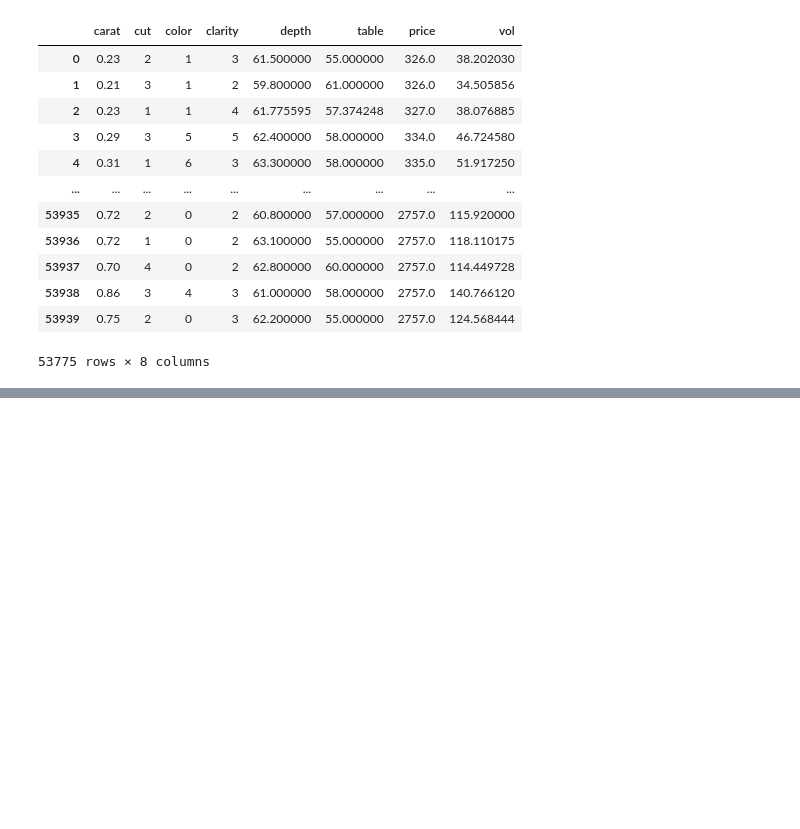
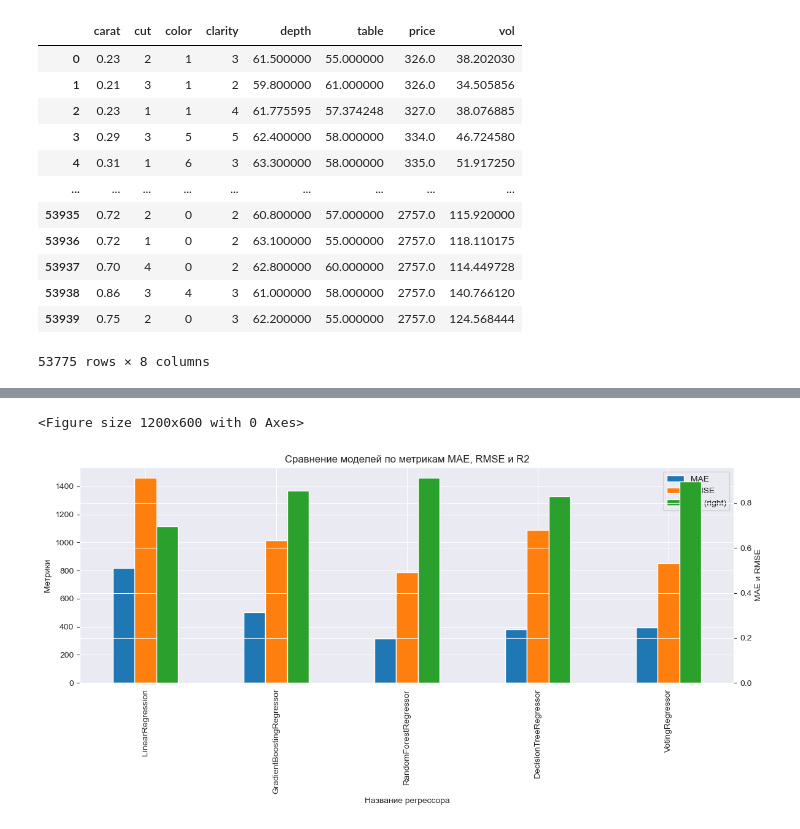
Before and after one commit to mr-Dmitri/DZ-5, a Jupyter notebook: DZ-5.ipynb, the cells around one changed output, grey strips where cells are left out. Drawn from its saved outputs; the diff is of its cells as text; code cells hidden in the pictures; blank space fills up the shorter version.

```diff
--- a/DZ-5.ipynb
+++ b/DZ-5.ipynb
@@ -309,0 +511,19 @@ TypeError: DataFrame.drop() takes from 1 to 2 positional arguments but 3 were gi
+# %%
+# Визуализация сравнения метрик между собой
+metrics_df = pd.DataFrame.from_records(results)
+# accuracy_df = accuracy_df.sort_values(by='accuracy', ascending=False)  # Отсортирую критерии по убыванию их accuracy
+# accuracy_df = accuracy_df.reset_index(drop=True)
+#
+# plt.figure(figsize=(8, 6))
+# sns.barplot(x=accuracy_df.model, y=accuracy_df.accuracy, palette='colorblind')
+#
+# y_min = accuracy_df['accuracy'].min() - 0.01  # Выбрал минимальное и добавил 0.1, чтобы не пропало на визуализации
+# y_max = accuracy_df[
+#             'accuracy'].max() + 0.01  # Выбрал максимальное и добавил 0.1, чтобы при визуализации столбцы не упиралась в потолок
+# plt.ylim(y_min, y_max)  # Устанвка шкалы для оси y
+#
+# plt.ylabel('Точность')
+# plt.xlabel('Классификатор')
+# plt.title('Сравнение точности моделей')
+# plt.xticks(rotation=45, ha='right')
+# plt.show()
@@ -309,0 +539,32 @@ TypeError: DataFrame.drop() takes from 1 to 2 positional arguments but 3 were gi
+# %%
+# Установка индекса для удобства
+metrics_df ['m'] = metrics_df['model']
+metrics_df.set_index('m', inplace=True)
+
+# Построение диаграммы
+plt.figure(figsize=(12, 6))
+
+# Построение графика
+ax = metrics_df.plot(kind='bar', secondary_y='R2', figsize=(12, 6))
+
+# Подпись осей
+ax.set_ylabel('Метрики')
+ax.set_xlabel('Название регрессора')
+ax.right_ax.set_ylabel('R2')
+
+# Настройка заголовков и меток
+plt.title('Сравнение моделей по метрикам MAE, RMSE и R2')
+# plt.xlabel('Модель')
+plt.ylabel('MAE и RMSE')
+
+plt.xticks(rotation=60, ha='right')
+
+plt.grid()
+
+#  Регулировка макета для предотвращения наложения подписей
+plt.tight_layout()
+
+plt.show()
+# %% [output]
+<Figure size 1200x600 with 0 Axes>
+[figure, added]
```
Also changed, not shown: parts of 14 cells of this notebook, 1 other file.
